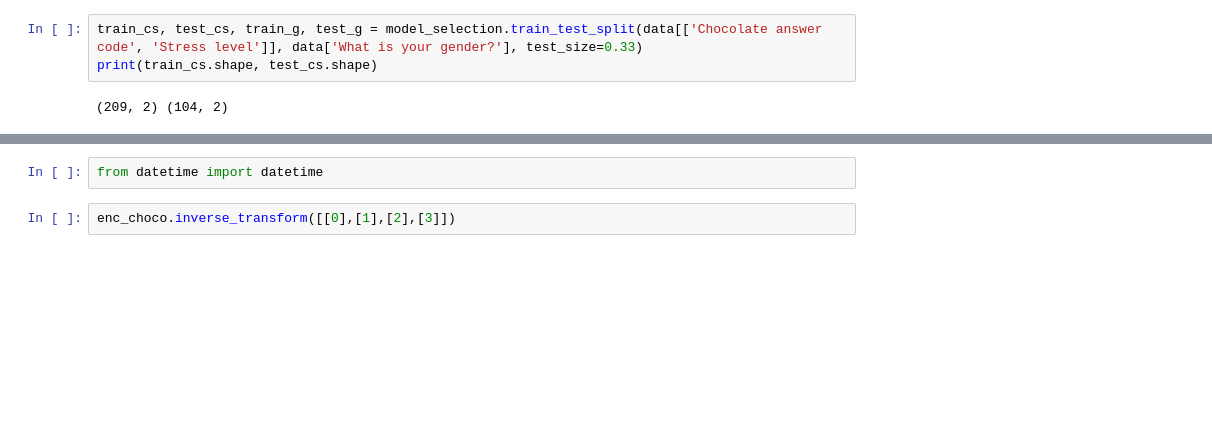
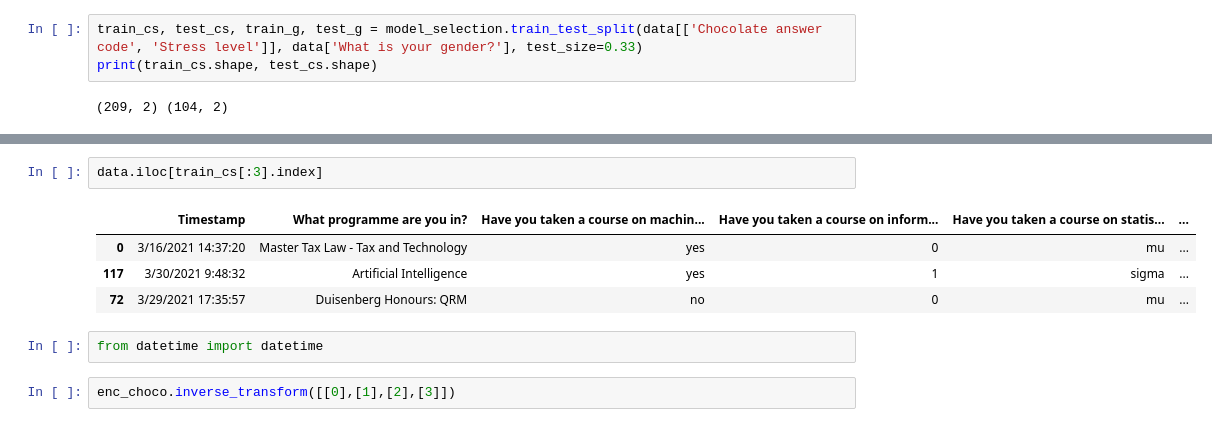
Before and after one commit to sid-chaubs/data-mining-assignment-1, a Jupyter notebook: DMT_1.ipynb, the cells around one changed output, grey strips where cells are left out. Drawn from its saved outputs; the diff is of its cells as text; blank space fills up the shorter version.

```diff
--- a/DMT_1.ipynb
+++ b/DMT_1.ipynb
@@ -220,3 +213,10 @@ data.iloc[[194,184,128]]
+# %%
+data.iloc[train_cs[:3].index]
+# %% [output]
+|  | Timestamp | What programme are you in? | Have you taken a course on machin... | Have you taken a course on inform... | Have you taken a course on statis... | ... |
+| 0 | 3/16/2021 14:37:20 | Master Tax Law - Tax and Technology | yes | 0 | mu | ... |
+| 117 | 3/30/2021 9:48:32 | Artificial Intelligence | yes | 1 | sigma | ... |
+| 72 | 3/29/2021 17:35:57 | Duisenberg Honours: QRM | no | 0 | mu | ... |
 # %%
 from datetime import datetime
 # %%
```
Also changed, not shown: parts of 6 cells of this notebook.
